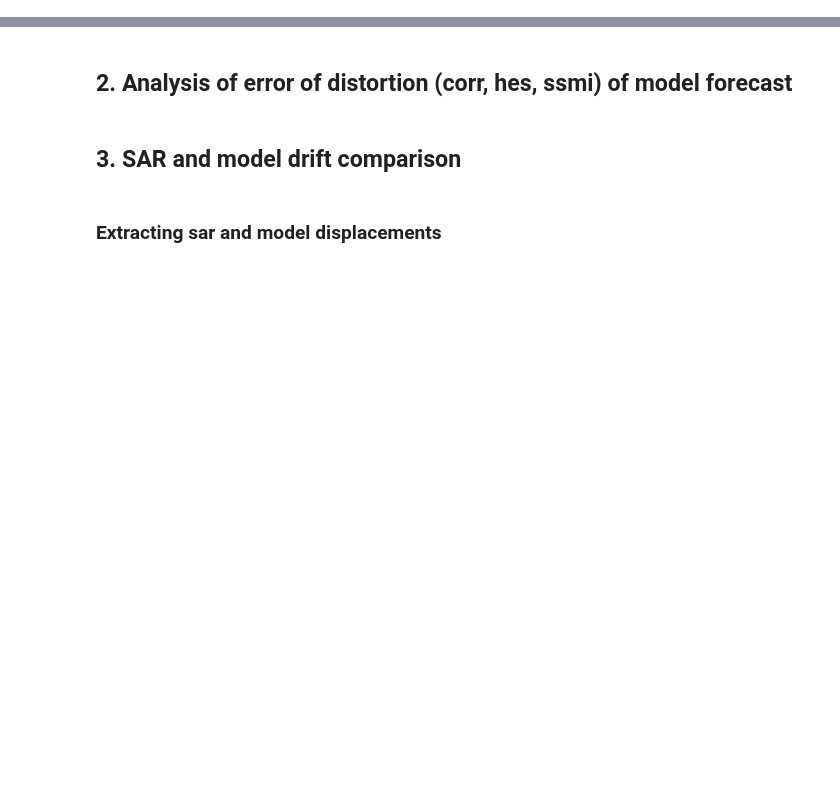
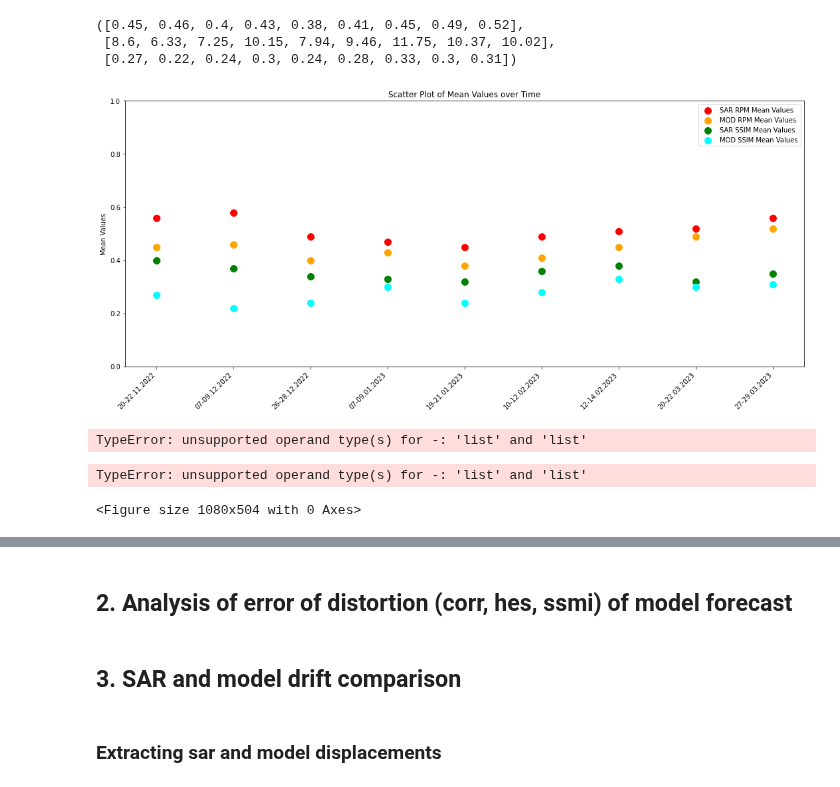
Before and after one commit to AnnaT1990/SAR_forecast_experiment, a Jupyter notebook: 2022-2023_48h_experiment/one_flow_package/analysis.ipynb, the cells around one changed output, grey strips where cells are left out. Drawn from its saved outputs; the diff is of its cells as text; code cells hidden in the pictures; blank space fills up the shorter version.

```diff
--- a/2022-2023_48h_experiment/one_flow_package/analysis.ipynb
+++ b/2022-2023_48h_experiment/one_flow_package/analysis.ipynb
@@ -333,0 +479,77 @@ Timestamp 20230327T075355_20230329T073729: Masked Out Percentage = 82.73%, Left
+# %%
+rpm_mean_values, hpm_mean_values, ssim_mean_values
+# %% [output]
+([0.45, 0.46, 0.4, 0.43, 0.38, 0.41, 0.45, 0.49, 0.52],
+ [8.6, 6.33, 7.25, 10.15, 7.94, 9.46, 11.75, 10.37, 10.02],
+ [0.27, 0.22, 0.24, 0.3, 0.24, 0.28, 0.33, 0.3, 0.31])
+# %%
+mod_rpm_mean, mod_hpm_mean, mod_ssim_mean = rpm_mean_values, hpm_mean_values, ssim_mean_values
+# %%
+# Create a scatter plot
+
+plt.figure(figsize=(15, 7))  # You can adjust the figure size as needed
+
+# Plot each set of mean values with different colors
+plt.scatter(date_labels, sar_rpm_mean, color='red', s=100, label='SAR RPM Mean Values')
+plt.scatter(date_labels, mod_rpm_mean, color='orange', s=100, label='MOD RPM Mean Values')
+plt.scatter(date_labels, sar_ssim_mean, color='green',s=100, label='SAR SSIM Mean Values')
+plt.scatter(date_labels, mod_ssim_mean, color='cyan',s=100, label='MOD SSIM Mean Values')
+
+# Set the x-axis to use the tidate labels, rotating them for better readability
+plt.xticks(rotation=45, ha='right')
+
+# Set the limits for the y-axis
+plt.ylim([0, 1])
+
+# Add labels and title to the plot
+#plt.xlabel('Timestamps')
+plt.ylabel('Mean Values')
+plt.title('Scatter Plot of Mean Values over Time')
+
+# Add a legend
+plt.legend()
+
+# Tight layout to ensure everything fits without overlapping
+plt.tight_layout()
+
+# Show the plot
+plt.show()
+# %% [output]
+[figure, added]
+# %%
+rpm_dif = sar_rpm_mean-mod_rpm_mean
+# %% [output]
+TypeError: unsupported operand type(s) for -: 'list' and 'list'
+# %%
+# Create a scatter plot
+
+plt.figure(figsize=(15, 7))  # You can adjust the figure size as needed
+
+# Plot each set of mean values with different colors
+plt.scatter(date_labels, sar_rpm_mean-mod_rpm_mean, color='red', s=100, label='SAR RPM Mean Values')
+#plt.scatter(date_labels, mod_rpm_mean-, color='orange', s=100, label='MOD RPM Mean Values')
+plt.scatter(date_labels, sar_ssim_mean-mod_ssim_mean, color='green',s=100, label='SAR SSIM Mean Values')
+#plt.scatter(date_labels, mod_ssim_mean, color='cyan',s=100, label='MOD SSIM Mean Values')
+
+# Set the x-axis to use the tidate labels, rotating them for better readability
+plt.xticks(rotation=45, ha='right')
+
+# Set the limits for the y-axis
+plt.ylim([0, 1])
+
+# Add labels and title to the plot
+#plt.xlabel('Timestamps')
+plt.ylabel('Mean Values')
+plt.title('Scatter Plot of Mean Values over Time')
+
+# Add a legend
+plt.legend()
+
+# Tight layout to ensure everything fits without overlapping
+plt.tight_layout()
+
+# Show the plot
+plt.show()
+# %% [output]
+TypeError: unsupported operand type(s) for -: 'list' and 'list'
+<Figure size 1080x504 with 0 Axes>
```
Also changed, not shown: parts of 26 cells of this notebook, 3 other files.
